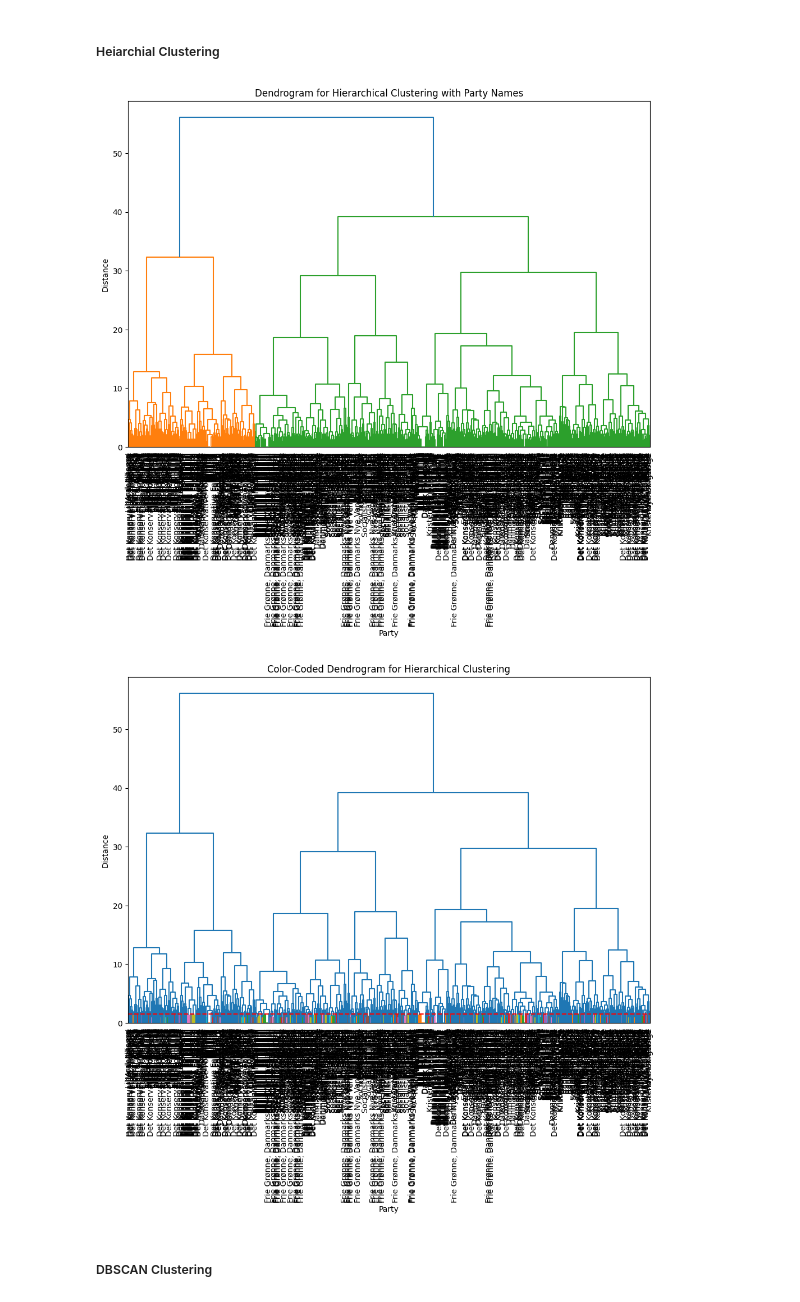
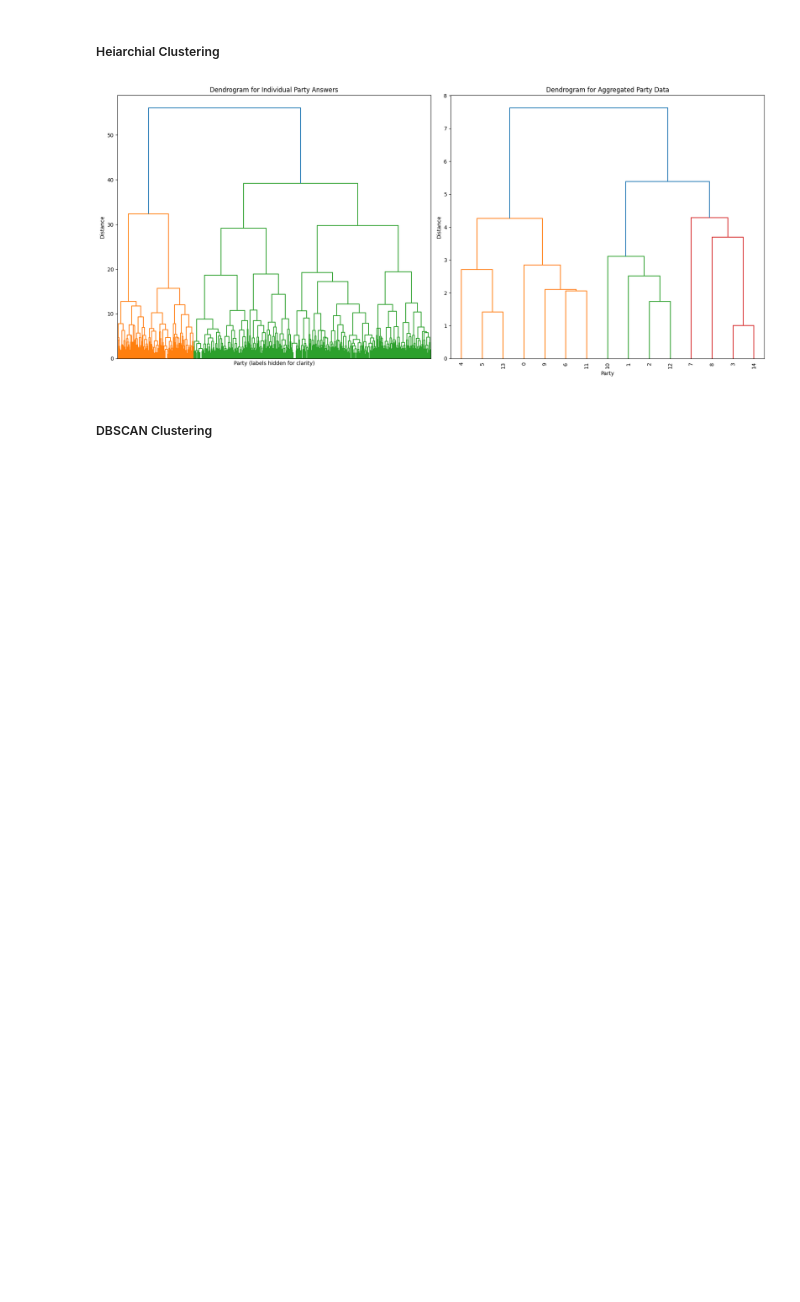
Before and after one commit to CuDevlin/Machine-Learning-Assignments, a Jupyter notebook: PA5/5. Candidate Test 2022 II.ipynb, the cells around one changed output. Cells and saved outputs as stored; diff of their text form; code cells hidden in the pictures; blank space fills up the shorter version.

Commit message:
Fixed cluster analysis, added additional graphs

```diff
--- a/PA5/5. Candidate Test 2022 II.ipynb
+++ b/PA5/5. Candidate Test 2022 II.ipynb
@@ -242,39 +269,41 @@ plt.show()
 # %%
 from scipy.cluster.hierarchy import dendrogram, linkage
 from scipy.cluster.hierarchy import fcluster
 import matplotlib.pyplot as plt
 
-# Ensure 'parti_encoded' is correctly aligned
+# Ensure 'parti_encoded' is correctly aligned for labels
 labels_for_dendrogram = [party_mapping[label] for label in party_answers['parti_encoded']]
 
-# Perform hierarchical clustering on the question columns directly
-linkage_matrix = linkage(party_answers[filtered_question_columns], method='ward')
+# Perform hierarchical clustering on individual party answers using numeric columns
+linkage_matrix = linkage(party_answers[filtered_question_columns].select_dtypes(include='number'), method='ward')
 
-# Plot the dendrogram with mapped party labels
-plt.figure(figsize=(12, 8))
-dendrogram(linkage_matrix, labels=labels_for_dendrogram, leaf_rotation=90, leaf_font_size=10)
-plt.title("Dendrogram for Hierarchical Clustering with Party Names")
-plt.xlabel("Party")
-plt.ylabel("Distance")
+# Aggregating party data: selecting only numeric columns for aggregation
+numeric_columns = party_answers[filtered_question_columns].select_dtypes(include='number').columns
+party_positions = party_answers.groupby('parti_encoded')[numeric_columns].median()
+
+# Perform hierarchical clustering on aggregated party data
+linkage_matrix_agg = linkage(party_positions, method='ward')
+
+# Set up the figure with two subplots side by side
+fig, axs = plt.subplots(1, 2, figsize=(18, 8))
+
+# First subplot: Individual party answers dendrogram without labels to avoid clutter
+axs[0].set_title("Dendrogram for Individual Party Answers")
+dendrogram(linkage_matrix, ax=axs[0], leaf_rotation=90, leaf_font_size=8, no_labels=True)
+axs[0].set_xlabel("Party (labels hidden for clarity)")
+axs[0].set_ylabel("Distance")
+
+# Second subplot: Aggregated dendrogram with party labels
+axs[1].set_title("Dendrogram for Aggregated Party Data")
+dendrogram(linkage_matrix_agg, labels=party_positions.index.tolist(), ax=axs[1], leaf_rotation=90, leaf_font_size=10)
+axs[1].set_xlabel("Party")
+axs[1].set_ylabel("Distance")
+
+# Adjust layout to prevent overlap and improve readability
+plt.tight_layout()
 plt.show()
-
-# Set threshold for defining clusters in dendrogram
-threshold = 1.5  # Adjust based on dendrogram structure
-
-# Assign clusters based on the threshold
-hierarchical_clusters = fcluster(linkage_matrix, t=threshold, criterion='distance')
-
-# Plot a color-coded dendrogram
-plt.figure(figsize=(12, 8))
-dendrogram(linkage_matrix, labels=labels_for_dendrogram, leaf_rotation=90, leaf_font_size=10, color_threshold=threshold)
-plt.title("Color-Coded Dendrogram for Hierarchical Clustering")
-plt.xlabel("Party")
-plt.ylabel("Distance")
-plt.axhline(y=threshold, color='r', linestyle='--')  # Visual threshold line
-plt.show()
 # %% [output]
-[figure, old version]
+[figure, new version]
-[figure, removed]
 # %% [markdown]
 ##### DBSCAN Clustering
 # %%
```
Also changed, not shown: parts of 2 cells of this notebook.
